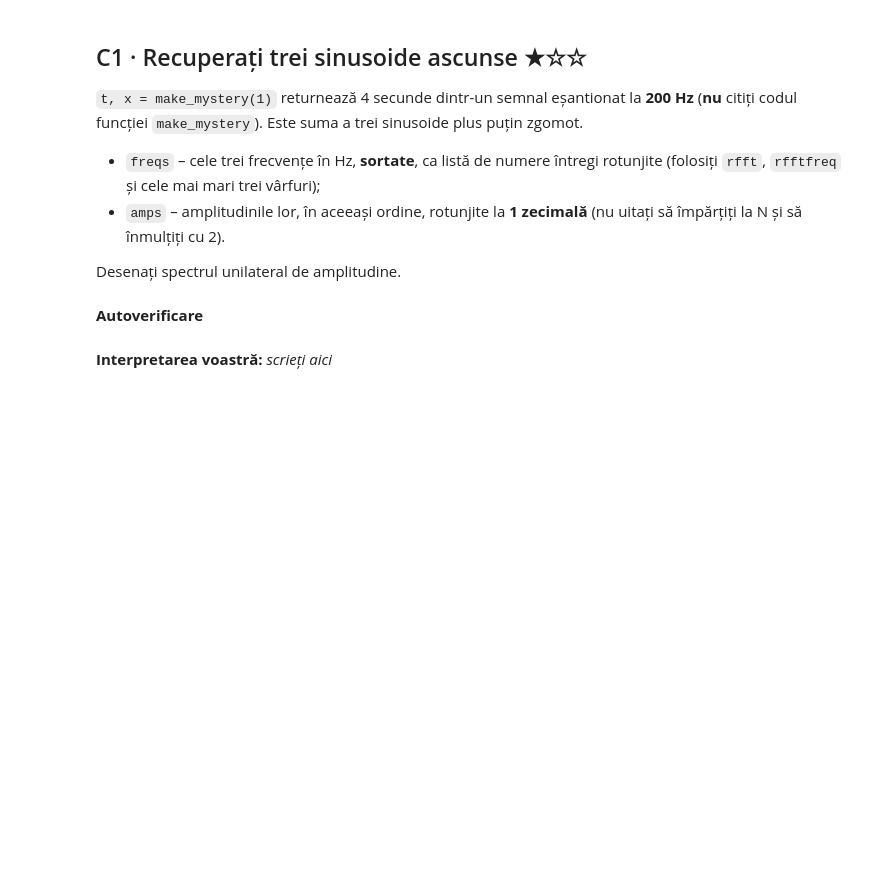
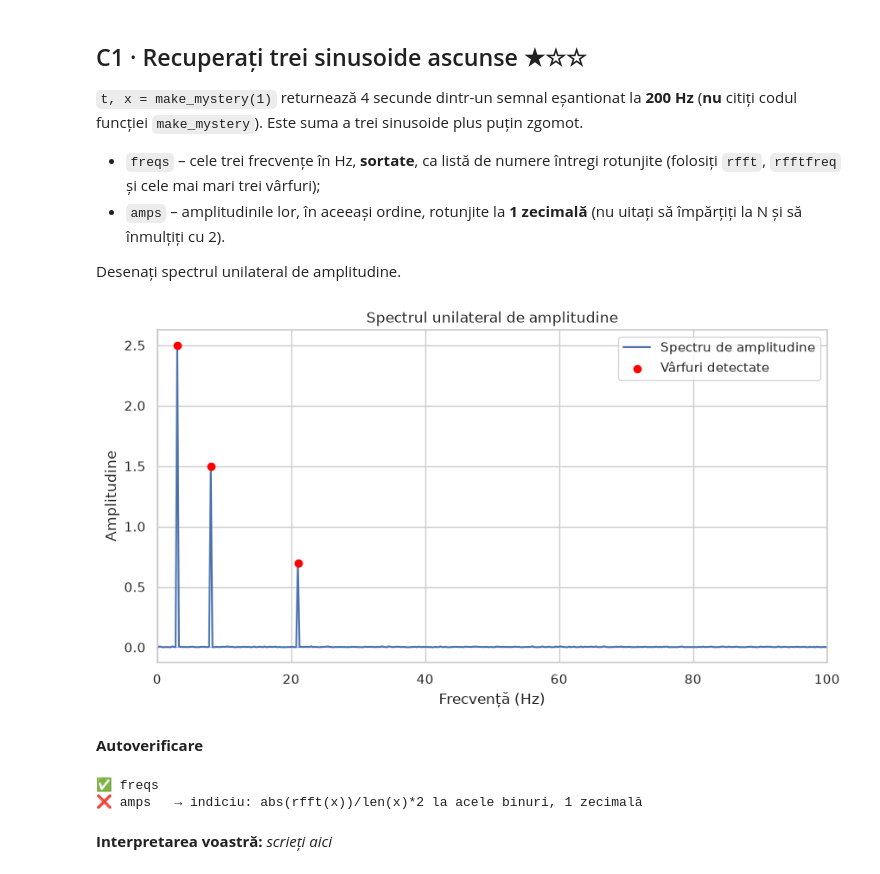
Before and after one commit to ionutzzzzz/Smart-System, a Jupyter notebook: labs/Laborator 3/Lab3_Domniteanu_Ioan.ipynb, the cells around one changed output. Cells and saved outputs as stored; diff of their text form; code cells hidden in the pictures; blank space fills up the shorter version.

```diff
--- a/labs/Laborator 3/Lab3_Domniteanu_Ioan.ipynb
+++ b/labs/Laborator 3/Lab3_Domniteanu_Ioan.ipynb
@@ -580,13 +632,43 @@ check_value("seasonal_left", seasonal_left, "561b2814", "((ma12 / dec.trend) - 1
 Desenați spectrul unilateral de amplitudine.
 # %%
 t, x = make_mystery(1)
-freqs = ...
-amps = ...
+
+fs = 200
+N = len(x)
+
+X_fft = rfft(x)
+freq_bins = rfftfreq(N, d=1/fs)
+amp = np.abs(X_fft) / N * 2
+amp[0] = 0
+
+peak_id = np.argsort(amp)[-3:]
+top_freqs = freq_bins[peak_id]
+top_amps = amp[peak_id]
+
+sort_id = np.argsort(top_freqs)
+freqs = [int(round(f)) for f in top_freqs[sort_id]]
+amps = [round(a, 1) for a in top_amps[sort_id]]
+# %%
+plt.figure(figsize=(10, 5))
+plt.plot(freq_bins, amp, label="Spectru de amplitudine")
+plt.scatter(freqs, amps, color='red', zorder=5, label="Vârfuri detectate")
+plt.title("Spectrul unilateral de amplitudine")
+plt.xlabel("Frecvență (Hz)")
+plt.ylabel("Amplitudine")
+plt.xlim(0, 100)
+plt.grid(True)
+plt.legend()
+plt.show()
+# %% [output]
+[figure, added]
 # %% [markdown]
 **Autoverificare**
 # %%
 check_value("freqs", freqs, "ac7cb154", "cele mai mari trei vârfuri din abs(rfft(x))/N*2, binurile convertite cu rfftfreq")
 check_value("amps", amps, "bc58c461", "abs(rfft(x))/len(x)*2 la acele binuri, 1 zecimală")
+# %% [output]
+✅ freqs
+❌ amps   → indiciu: abs(rfft(x))/len(x)*2 la acele binuri, 1 zecimală
 # %% [markdown]
 **Interpretarea voastră:** _scrieți aici_
 # %% [markdown]
```
Also changed, not shown: parts of 25 cells of this notebook, 1 other file.
